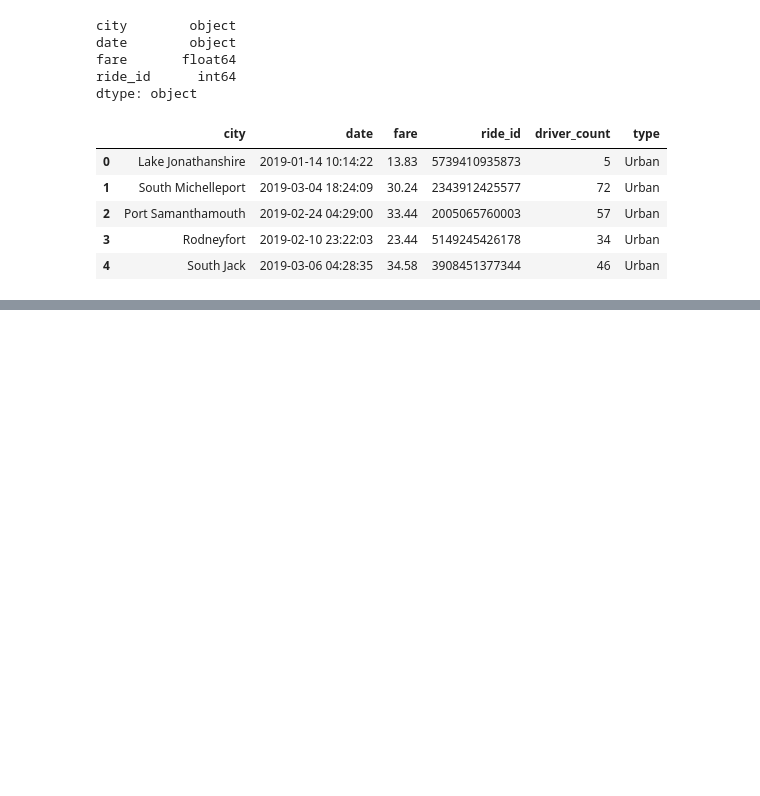
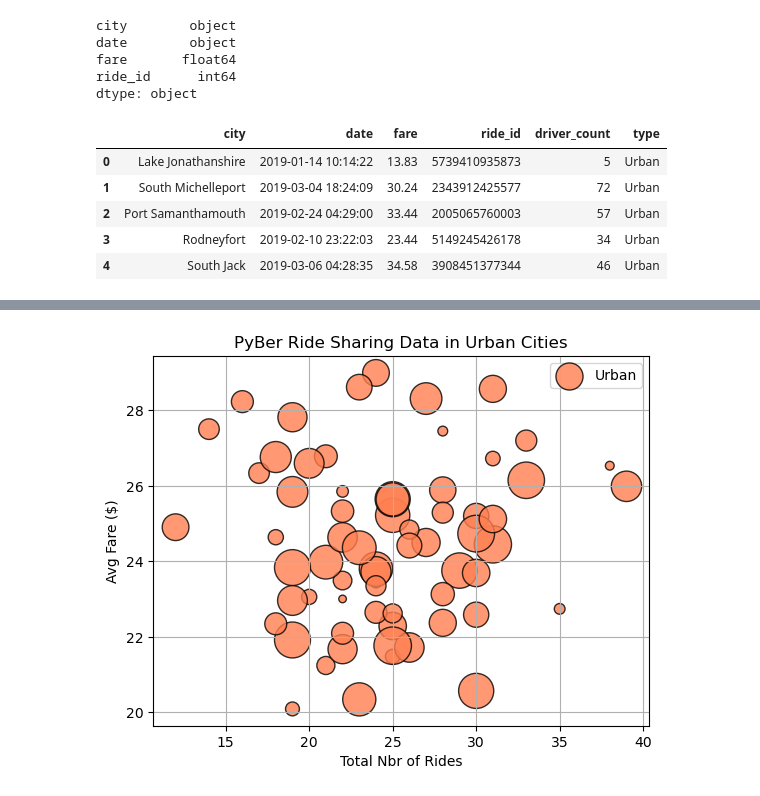
Before and after one commit to tashg23/pyber_analysis, a Jupyter notebook: Resources/pyber.ipynb, the cells around one changed output, grey strips where cells are left out. Drawn from its saved outputs; the diff is of its cells as text; code cells hidden in the pictures; blank space fills up the shorter version.

Commit message:
Created bubble chart

```diff
--- a/Resources/pyber.ipynb
+++ b/Resources/pyber.ipynb
@@ -75,3 +75,6 @@ pyber_data_df.head()
 | 2 | Port Samanthamouth | 2019-02-24 04:29:00 | 33.44 | 2005065760003 | 57 | Urban |
 | 3 | Rodneyfort | 2019-02-10 23:22:03 | 23.44 | 5149245426178 | 34 | Urban |
 | 4 | South Jack | 2019-03-06 04:28:35 | 34.58 | 3908451377344 | 46 | Urban |
+# %%
+# Create the Urban city dataframe
+urban_cities_df = pyber_data_df[pyber_data_df["type"] == "Urban"]
@@ -77,0 +93,4 @@ pyber_data_df.head()
+# %%
+# Get number of rides for urban cities
+urban_ride_count = urban_cities_df.groupby(['city']).count()['ride_id']
+urban_ride_count.head()
@@ -77,0 +109,29 @@ pyber_data_df.head()
+# %%
+# Get average fare for each city
+
+urban_avg_fare = urban_cities_df.groupby(['city']).mean()['fare']
+suburban_avg_fare = suburban_cities_df.groupby(['city']).mean()['fare']
+rural_avg_fare = rural_cities_df.groupby(['city']).mean()['fare']
+# %%
+# Get average number of drivers for each city
+urban_driver_count = urban_cities_df.groupby(['city']).mean()['driver_count']
+suburban_driver_count = suburban_cities_df.groupby(['city']).mean()['driver_count']
+rural_driver_count = rural_cities_df.groupby(['city']).mean()['driver_count']
+# %%
+# Build scatter plot for urban cities using matlab method
+plt.scatter(
+    urban_ride_count,
+    urban_avg_fare,
+    label = "Urban",
+    s = urban_driver_count*10,
+    alpha= 0.8,
+    edgecolors= 'black',
+    color = 'coral',
+    linewidths= 1)
+plt.title("PyBer Ride Sharing Data in Urban Cities")
+plt.xlabel("Total Nbr of Rides")
+plt.ylabel("Avg Fare ($)")
+plt.legend()
+plt.grid()
+# %% [output]
+[figure, added]
```
Also changed, not shown: parts of 6 cells of this notebook.
